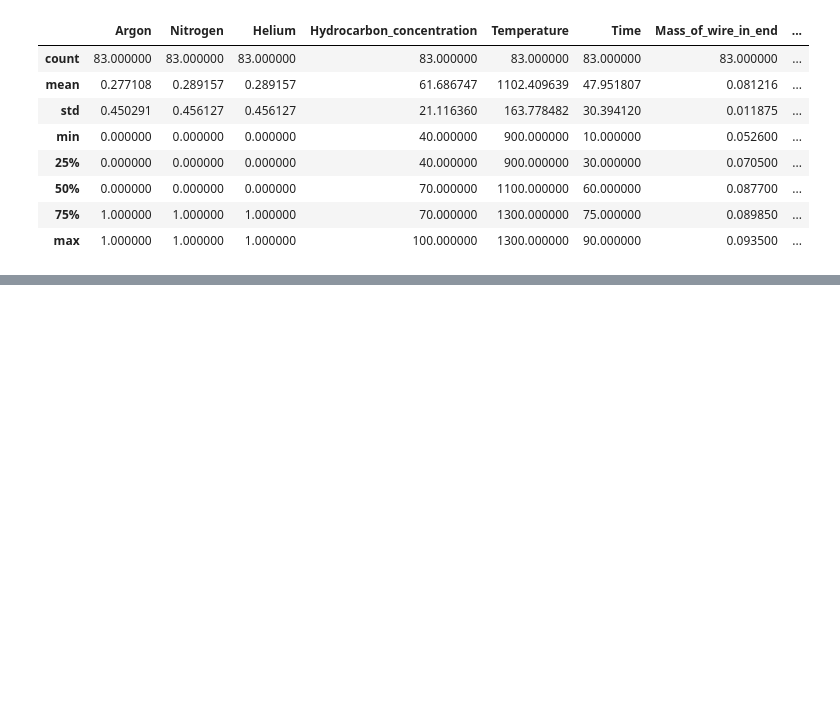
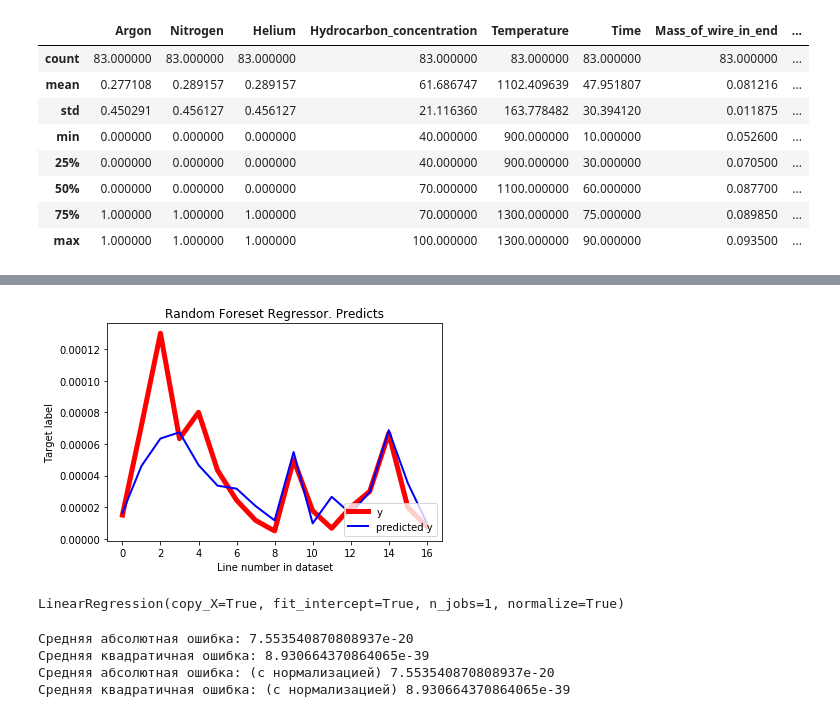
Before and after one commit to TDasha/DataAnalysis, a Jupyter notebook: SGW/src/main.ipynb, the cells around one changed output, grey strips where cells are left out. Cells and saved outputs as stored; diff of their text form; code cells hidden in the pictures; blank space fills up the shorter version.

```diff
--- a/SGW/src/main.ipynb
+++ b/SGW/src/main.ipynb
@@ -459,0 +213,4 @@ plt.show()
+# %%
+from sklearn.ensemble import RandomForestRegressor
+
+model = RandomForestRegressor(criterion="mae", bootstrap=True)
@@ -459,0 +236,17 @@ plt.show()
+# %%
+f = 0
+t = testY.size
+xx = [i for i in range(trainX.shape[0])]
+y = testY
+y2 = predict
+
+plt.figure()
+plt.plot(xx[f:t], y[f:t], color='r', linewidth=5, label='y')
+plt.plot(xx[f:t], y2[f:t], color='b', linewidth=2, label='predicted y')
+plt.ylabel('Target label')
+plt.xlabel('Line number in dataset')
+plt.title('Random Foreset Regressor. Predicts')
+plt.legend(loc=4)
+plt.show()
+# %% [output]
+[figure, added]
@@ -459,0 +265,26 @@ plt.show()
+# %%
+model.fit(trainX, trainY)
+n_model.fit(normalizeX, trainY)
+# %% [output]
+LinearRegression(copy_X=True, fit_intercept=True, n_jobs=1, normalize=True)
+# %%
+testX = np.array(test.drop(["Rate_of_growth"], 1))
+testY = np.array(test["Rate_of_growth"])
+
+predict = model.predict(testX)
+n_predict = model.predict(preprocessing.normalize(testX))
+
+mae = mean_absolute_error(testY, predict)
+print("Средняя абсолютная ошибка:", mae)
+mse = mean_squared_error(testY, predict)
+print("Средняя квадратичная ошибка:", mse)
+
+n_mae = mean_absolute_error(testY, n_predict)
+print("Средняя абсолютная ошибка: (с нормализацией)", mae)
+n_mse = mean_squared_error(testY, n_predict)
+print("Средняя квадратичная ошибка: (с нормализацией)", mse)
+# %% [output]
+Средняя абсолютная ошибка: 7.553540870808937e-20
+Средняя квадратичная ошибка: 8.930664370864065e-39
+Средняя абсолютная ошибка: (с нормализацией) 7.553540870808937e-20
+Средняя квадратичная ошибка: (с нормализацией) 8.930664370864065e-39
```
Also changed, not shown: parts of 59 cells of this notebook, 1 other file.
